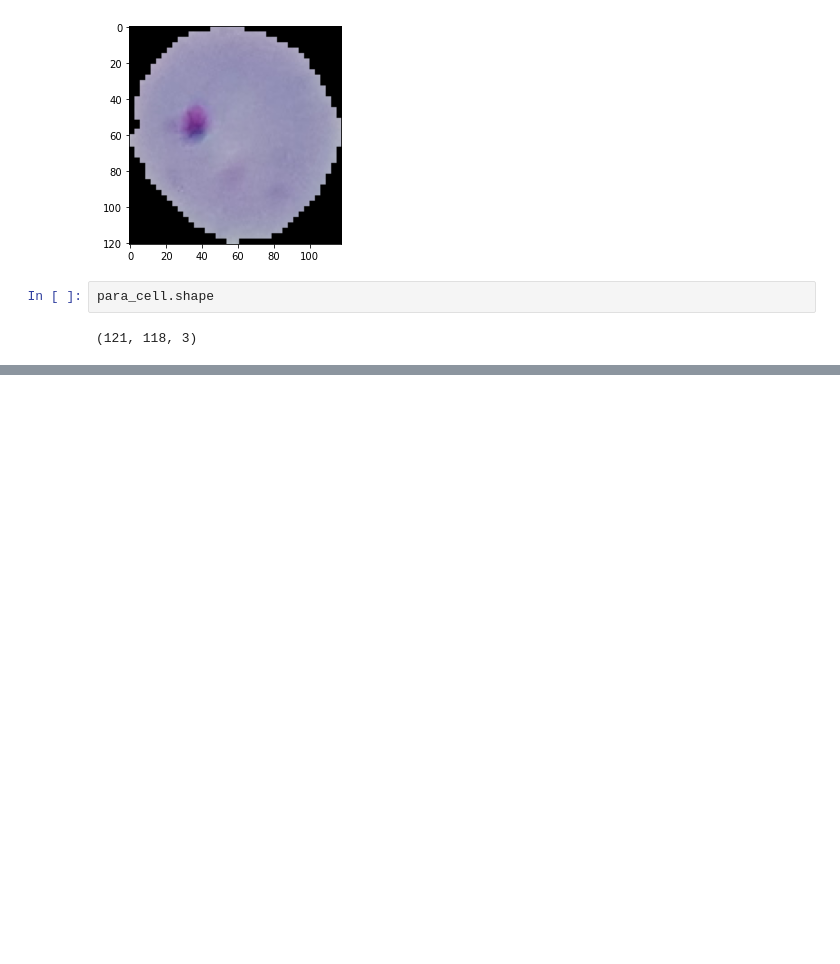
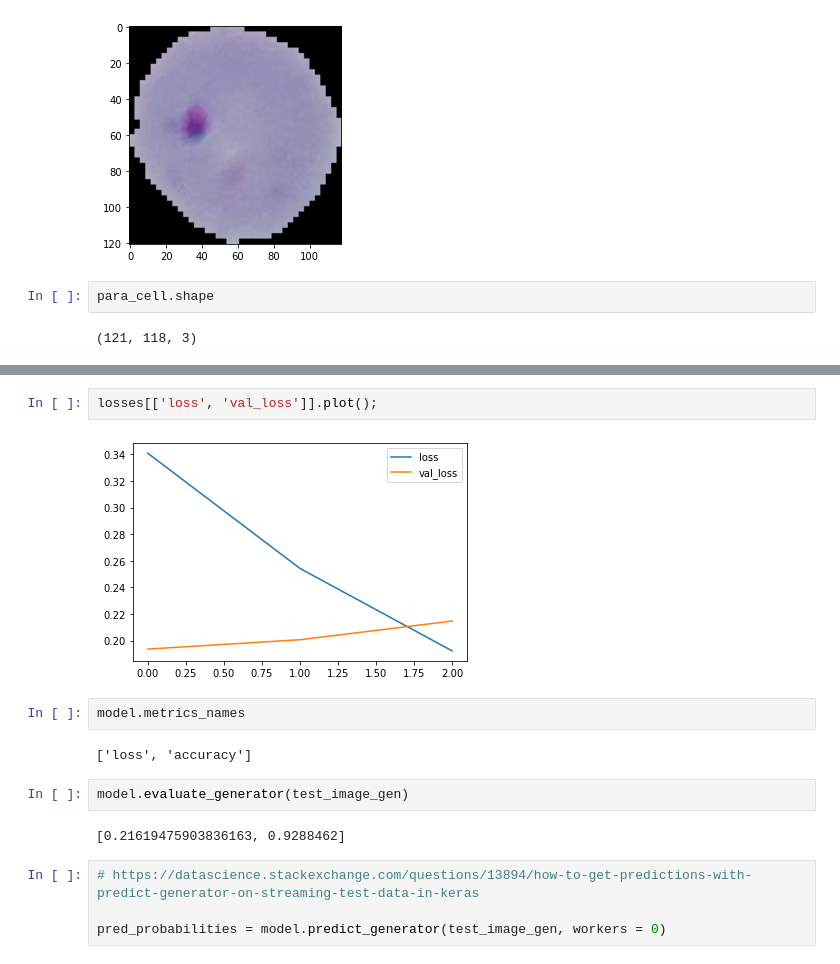
Before and after one commit to Sams101/DataScience, a Jupyter notebook: _notebooks/2020-10-04-Keras_CNN_Malaria_custom_data.ipynb, the cells around one changed output, grey strips where cells are left out. Saved outputs shown, nothing was run; the diff lists cells and outputs as text; blank space fills up the shorter version.

```diff
--- a/_notebooks/2020-10-04-Keras_CNN_Malaria_custom_data.ipynb
+++ b/_notebooks/2020-10-04-Keras_CNN_Malaria_custom_data.ipynb
@@ -57,0 +243,16 @@ para_cell.shape
+# %%
+losses[['loss', 'val_loss']].plot();
+# %% [output]
+[figure, added]
+# %%
+model.metrics_names
+# %% [output]
+['loss', 'accuracy']
+# %%
+model.evaluate_generator(test_image_gen)
+# %% [output]
+[0.21619475903836163, 0.9288462]
+# %%
+# https://datascience.stackexchange.com/questions/13894/how-to-get-predictions-with-predict-generator-on-streaming-test-data-in-keras
+
+pred_probabilities = model.predict_generator(test_image_gen, workers = 0)
```
Also changed, not shown: parts of 57 cells of this notebook.
